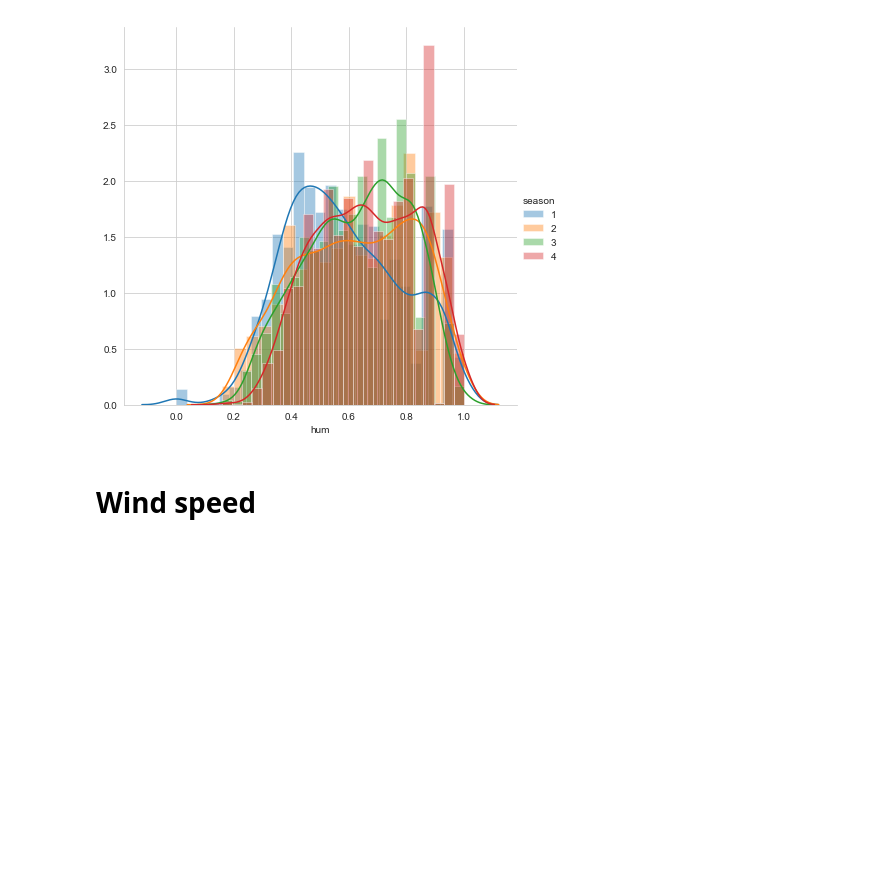
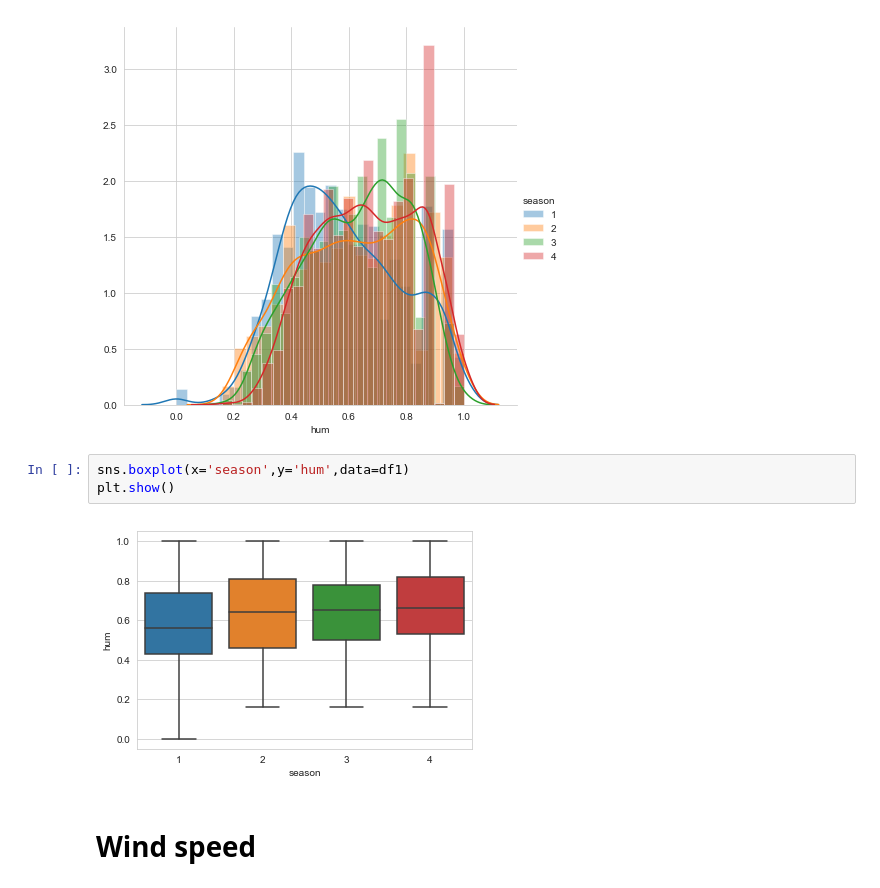
Before and after one commit to Saideepak-R/Bike-sharing, a Jupyter notebook: problem_statement.ipynb, the cells around one changed output. Cells and saved outputs as stored; diff of their text form; blank space fills up the shorter version.

```diff
--- a/problem_statement.ipynb
+++ b/problem_statement.ipynb
@@ -656,6 +661,11 @@ sns.FacetGrid(df1,hue='season',size=6).map(sns.distplot,'hum').add_legend()
 plt.show()
 # %% [output]
 [figure]
+# %%
+sns.boxplot(x='season',y='hum',data=df1)
+plt.show()
+# %% [output]
+[figure, added]
 # %% [markdown]
 # Wind speed
 # %%
```
Also changed, not shown: parts of 1 cell of this notebook.
